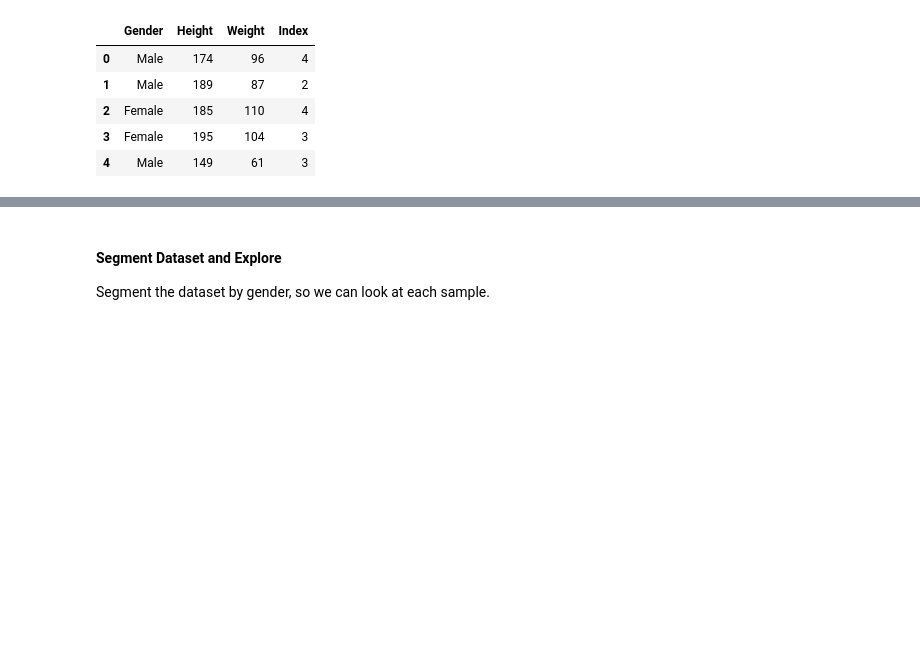
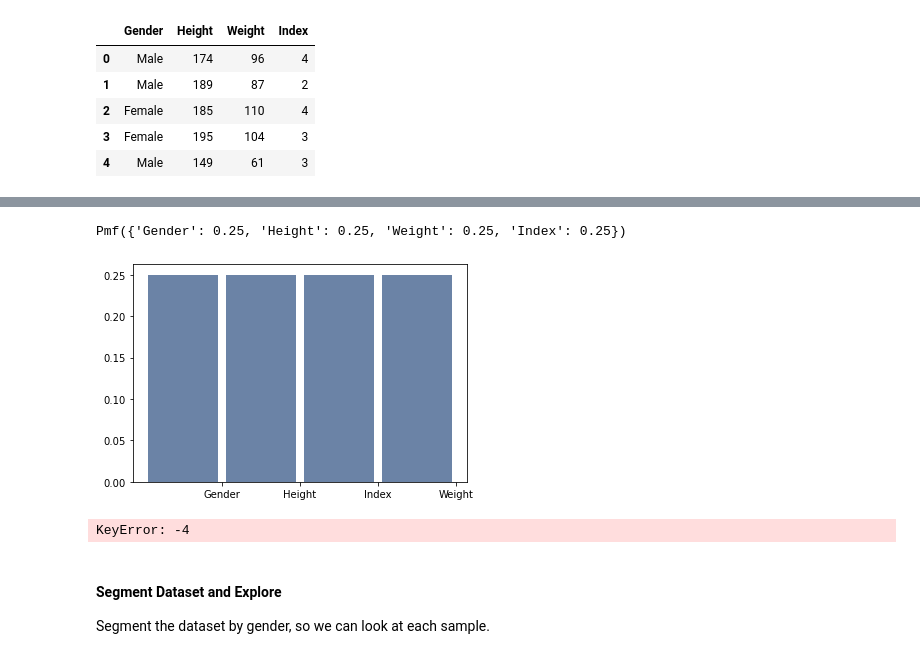
Before and after one commit to SidhST12/Basic_Stats_in_Python_Student_Workbooks, a Jupyter notebook: 006_SingleVarSelfCheck.ipynb, the cells around one changed output, grey strips where cells are left out. Cells and saved outputs as stored; diff of their text form; code cells hidden in the pictures; blank space fills up the shorter version.

```diff
--- a/006_SingleVarSelfCheck.ipynb
+++ b/006_SingleVarSelfCheck.ipynb
@@ -59,0 +81,7 @@ df.head()
+# %%
+pmf_obj=thinkstats2.Pmf(df)
+thinkplot.hist(pmf_obj)
+pmf_obj
+# %% [output]
+Pmf({'Gender': 0.25, 'Height': 0.25, 'Weight': 0.25, 'Index': 0.25})
+[figure, added]
@@ -60,3 +109,7 @@ df.head()
+# %%
+bigGraph(df,-4)
+# %% [output]
+KeyError: -4
 # %% [markdown]
 #### Segment Dataset and Explore
 
```
Also changed, not shown: parts of 12 cells of this notebook.
